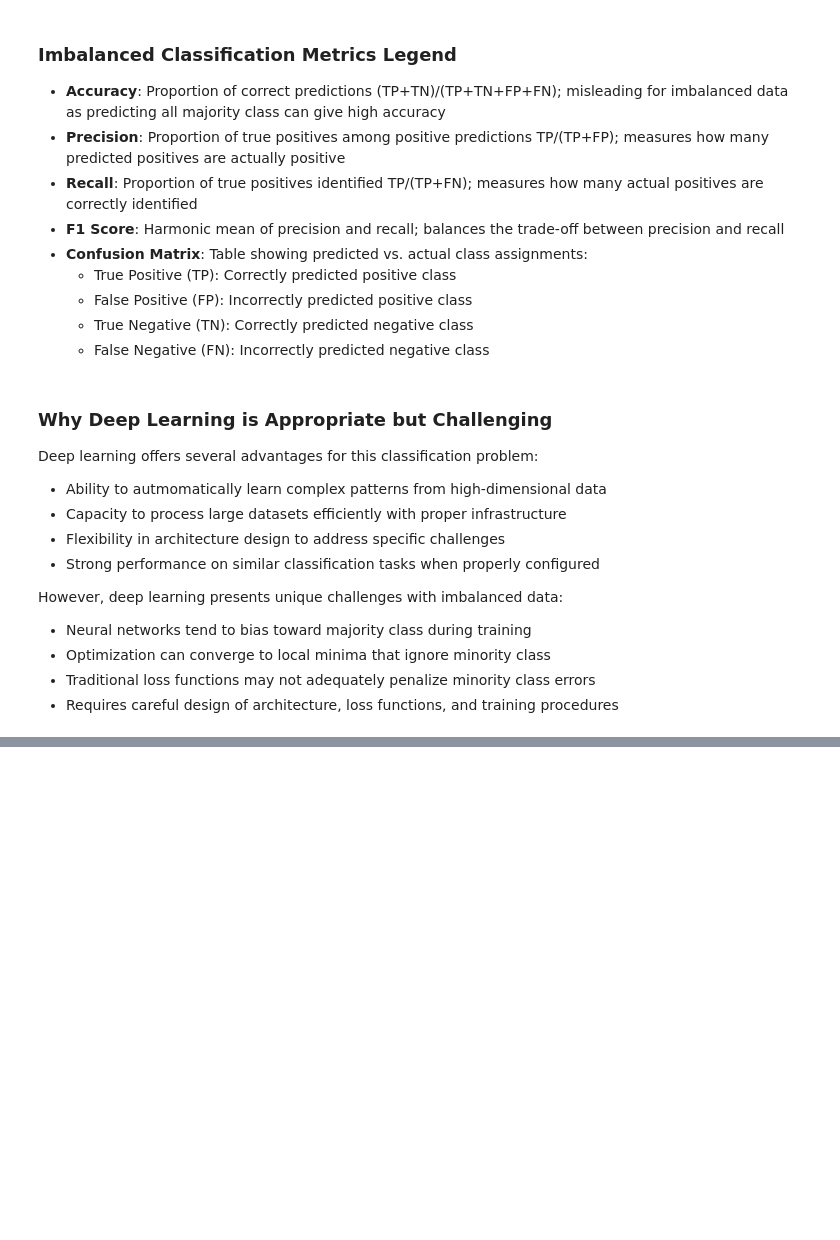
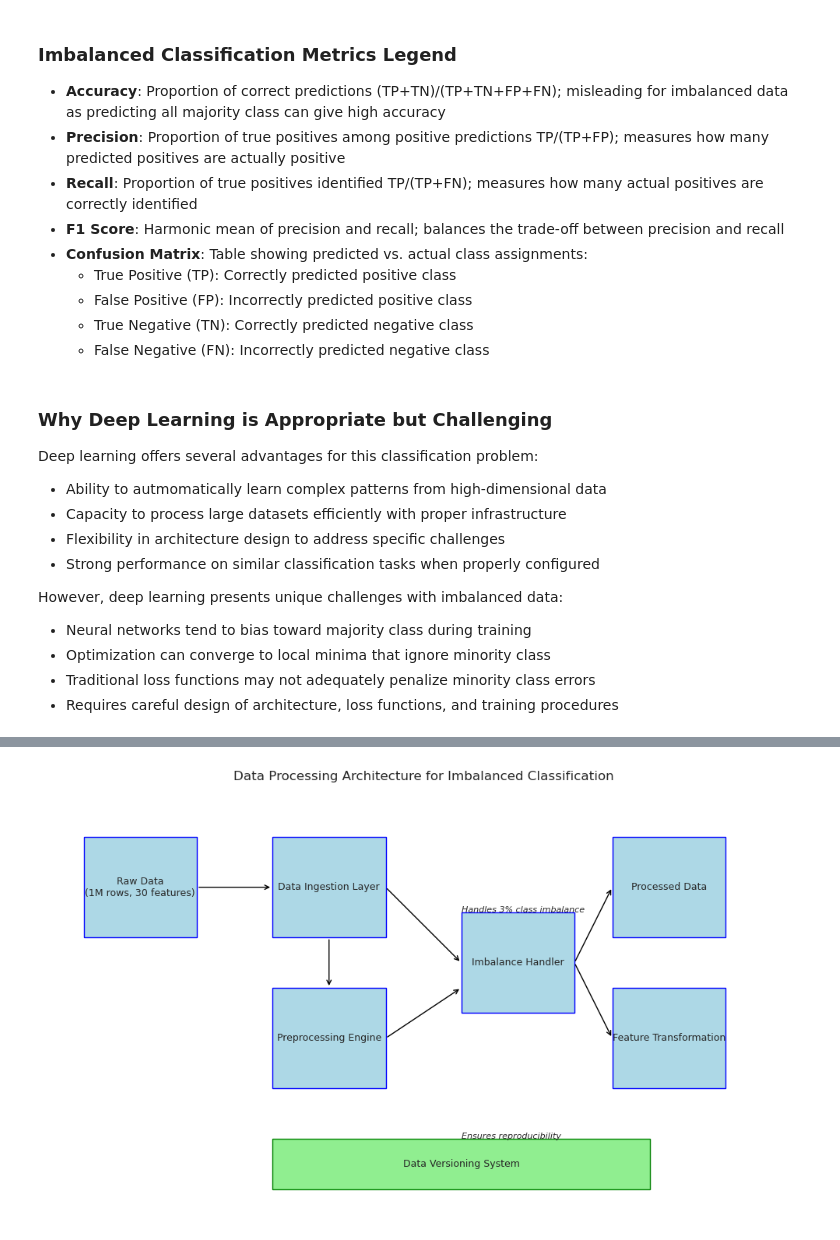
Before and after one commit to iTrauco/data-science-sad, a Jupyter notebook: notebooks/Imbalanced_Classification_Deep_Learning_System_Analysis_And_Design_Proposal.ipynb.ipynb, the cells around one changed output, grey strips where cells are left out. Saved outputs shown, nothing was run; the diff lists cells and outputs as text; code cells hidden in the pictures; blank space fills up the shorter version.

Commit message:
feat: section 02 data processing subsystem draft complete, validated, and added

```diff
--- a/notebooks/Imbalanced_Classification_Deep_Learning_System_Analysis_And_Design_Proposal.ipynb.ipynb
+++ b/notebooks/Imbalanced_Classification_Deep_Learning_System_Analysis_And_Design_Proposal.ipynb.ipynb
@@ -168,0 +191,67 @@ However, deep learning presents unique challenges with imbalanced data:
+# %%
+import matplotlib.pyplot as plt
+import matplotlib.patches as patches
+
+# Create a clean figure with plenty of space
+fig, ax = plt.subplots(figsize=(10, 6))
+
+# Component definitions with adjusted positions
+components = [
+    {"name": "Raw Data\n(1M rows, 30 features)", "position": [0.05, 0.55, 0.15, 0.2]},
+    {"name": "Data Ingestion Layer", "position": [0.3, 0.55, 0.15, 0.2]},
+    {"name": "Preprocessing Engine", "position": [0.3, 0.25, 0.15, 0.2]},
+    {"name": "Imbalance Handler", "position": [0.55, 0.4, 0.15, 0.2]},
+    {"name": "Feature Transformation", "position": [0.75, 0.25, 0.15, 0.2]},
+    {"name": "Processed Data", "position": [0.75, 0.55, 0.15, 0.2]}
+]
+
+# Versioning component
+versioning = {"name": "Data Versioning System", "position": [0.3, 0.05, 0.5, 0.1]}
+
+# Draw each component box
+for comp in components:
+    x, y, w, h = comp["position"]
+    rect = patches.Rectangle((x, y), w, h, linewidth=1, edgecolor='blue', facecolor='lightblue')
+    ax.add_patch(rect)
+    ax.text(x + w/2, y + h/2, comp["name"], ha='center', va='center', fontsize=9)
+
+# Draw the versioning box
+x, y, w, h = versioning["position"]
+rect = patches.Rectangle((x, y), w, h, linewidth=1, edgecolor='green', facecolor='lightgreen')
+ax.add_patch(rect)
+ax.text(x + w/2, y + h/2, versioning["name"], ha='center', va='center', fontsize=9)
+
+# Define arrows using annotate for better control
+arrows = [
+    {"start": [0.2, 0.65], "end": [0.3, 0.65]},  # Raw to Ingest
+    {"start": [0.375, 0.55], "end": [0.375, 0.45]},  # Ingest to Preprocess
+    {"start": [0.45, 0.65], "end": [0.55, 0.5]},  # Ingest to Imbalance
+    {"start": [0.45, 0.35], "end": [0.55, 0.45]},  # Preprocess to Imbalance
+    {"start": [0.7, 0.5], "end": [0.75, 0.35]},  # Imbalance to Feature
+    {"start": [0.7, 0.5], "end": [0.75, 0.65]},  # Imbalance to Processed
+]
+
+# Draw the arrows
+for arrow in arrows:
+    ax.annotate(
+        '', xy=arrow["end"], xytext=arrow["start"],
+        arrowprops=dict(arrowstyle='->', color='black')
+    )
+
+# Add title
+plt.title('Data Processing Architecture for Imbalanced Classification', fontsize=12)
+
+# Add minimal annotations
+plt.text(0.55, 0.6, "Handles 3% class imbalance", fontsize=8, style='italic')
+plt.text(0.55, 0.15, "Ensures reproducibility", fontsize=8, style='italic')
+
+# Clean up the plot
+ax.set_xlim(0, 1)
+ax.set_ylim(0, 0.85)
+ax.axis('off')
+
+# Apply tight layout
+plt.tight_layout()
+plt.show()
+# %% [output]
+[figure, added]
```
Also changed, not shown: parts of 6 cells of this notebook.
